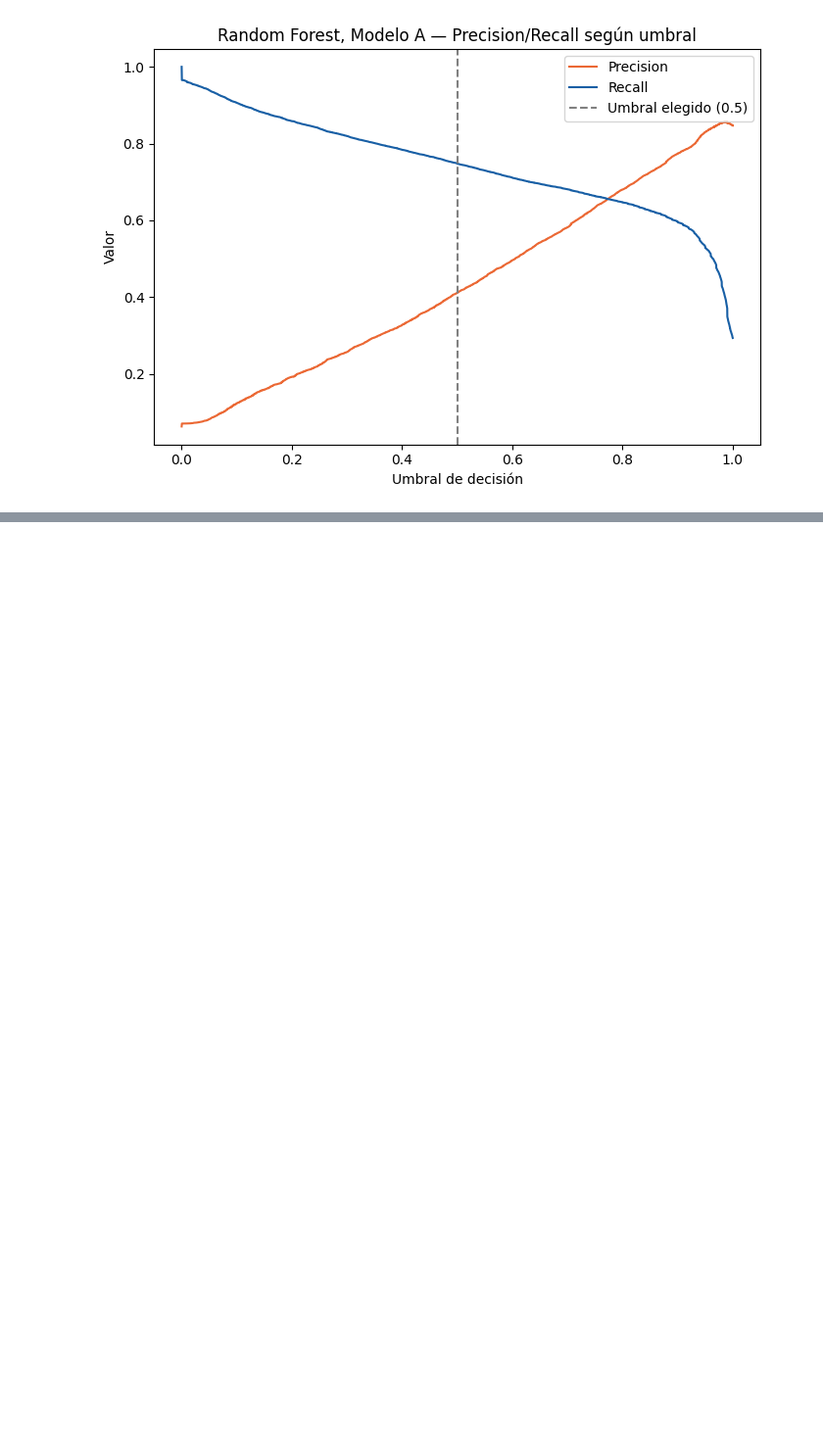
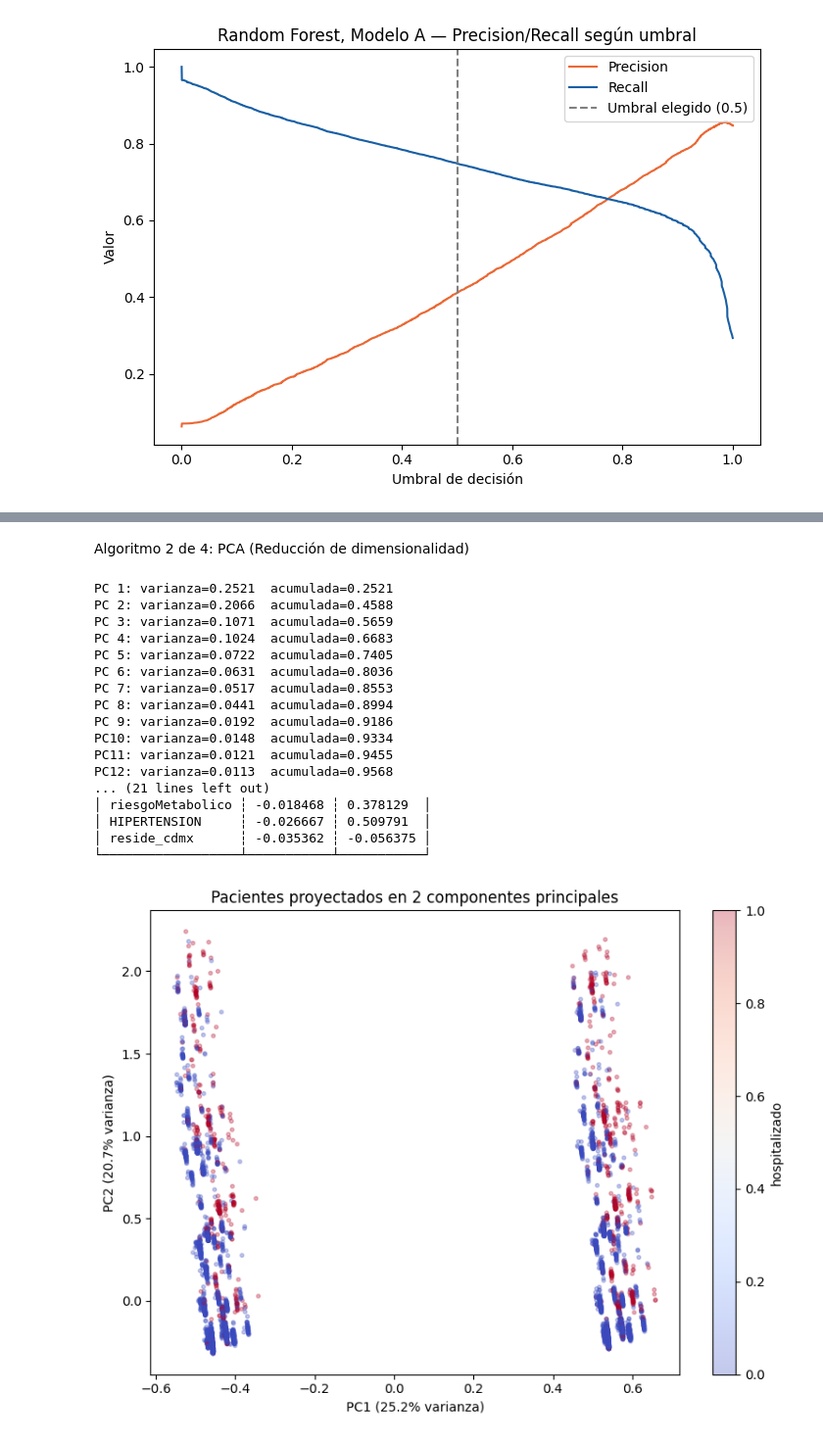
Before and after one commit to netfoor/KDD_COVID, a Jupyter notebook: notebooks/12_objetive.ipynb, the cells around one changed output, grey strips where cells are left out. Shown at 98% size. Cells and saved outputs as stored; diff of their text form; code cells hidden in the pictures; blank space fills up the shorter version.

Commit message:
feat: agrega análisis de componentes principales al objetivo 12 (#3)

```diff
--- a/notebooks/12_objetive.ipynb
+++ b/notebooks/12_objetive.ipynb
@@ -980,0 +1174,55 @@ plt.show()
+# %% [markdown]
+Algoritmo 2 de 4: PCA (Reducción de dimensionalidad)
+# %%
+from sklearn.decomposition import PCA
+import numpy as np
+import matplotlib.pyplot as plt
+
+# --- Entrenamiento: varianza explicada por componente ---
+pca_full = PCA(random_state=42)
+pca_full.fit(X_A_train_s)
+
+varianza = pca_full.explained_variance_ratio_
+acumulada = np.cumsum(varianza)
+for i, (v, va) in enumerate(zip(varianza, acumulada), start=1):
+    print(f"PC{i:2d}: varianza={v:.4f}  acumulada={va:.4f}")
+
+# --- Cargas (loadings) de PC1 y PC2: qué variables originales las componen ---
+cargas = pl.DataFrame(
+    {"variable": predictoras_A, "PC1": pca_full.components_[0], "PC2": pca_full.components_[1]}
+).sort("PC1", descending=True)
+print(cargas)
+
+# --- Visualización: PC1 vs PC2, coloreado por hospitalizado real (muestra de 20,000) ---
+pca_2d = PCA(n_components=2, random_state=42).fit(X_A_train_s)
+X_2d = pca_2d.transform(X_A_train_s)
+
+idx_plot = np.random.RandomState(42).choice(len(X_2d), size=20_000, replace=False)
+plt.figure(figsize=(8, 6))
+plt.scatter(X_2d[idx_plot, 0], X_2d[idx_plot, 1], c=y_train[idx_plot], cmap="coolwarm", alpha=0.3, s=8)
+plt.xlabel(f"PC1 ({pca_2d.explained_variance_ratio_[0]*100:.1f}% varianza)")
+plt.ylabel(f"PC2 ({pca_2d.explained_variance_ratio_[1]*100:.1f}% varianza)")
+plt.title("Pacientes proyectados en 2 componentes principales")
+plt.colorbar(label="hospitalizado")
+plt.tight_layout()
+plt.savefig("pca_2d.png", dpi=150)
+plt.show()
+# %% [output]
+PC 1: varianza=0.2521  acumulada=0.2521
+PC 2: varianza=0.2066  acumulada=0.4588
+PC 3: varianza=0.1071  acumulada=0.5659
+PC 4: varianza=0.1024  acumulada=0.6683
+PC 5: varianza=0.0722  acumulada=0.7405
+PC 6: varianza=0.0631  acumulada=0.8036
+PC 7: varianza=0.0517  acumulada=0.8553
+PC 8: varianza=0.0441  acumulada=0.8994
+PC 9: varianza=0.0192  acumulada=0.9186
+PC10: varianza=0.0148  acumulada=0.9334
+PC11: varianza=0.0121  acumulada=0.9455
+PC12: varianza=0.0113  acumulada=0.9568
+... (21 lines left out)
+│ riesgoMetabolico ┆ -0.018468 ┆ 0.378129  │
+│ HIPERTENSION     ┆ -0.026667 ┆ 0.509791  │
+│ reside_cdmx      ┆ -0.035362 ┆ -0.056375 │
+└──────────────────┴───────────┴───────────┘
+[figure, added]
```
Also changed, not shown: parts of 28 cells of this notebook, 3 other files.
